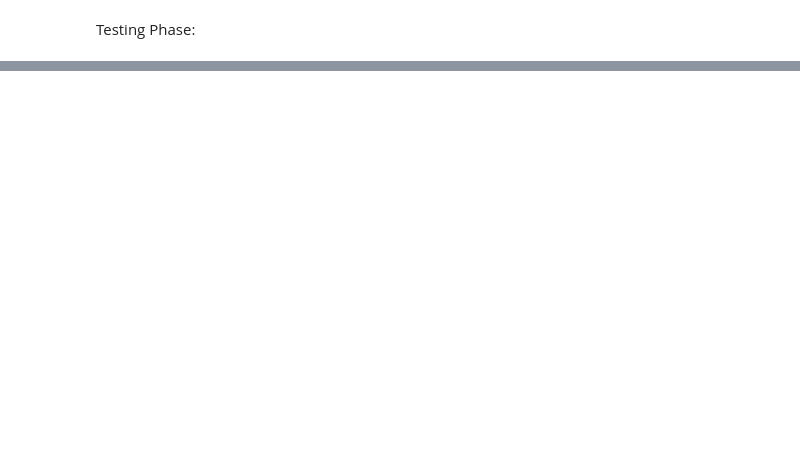
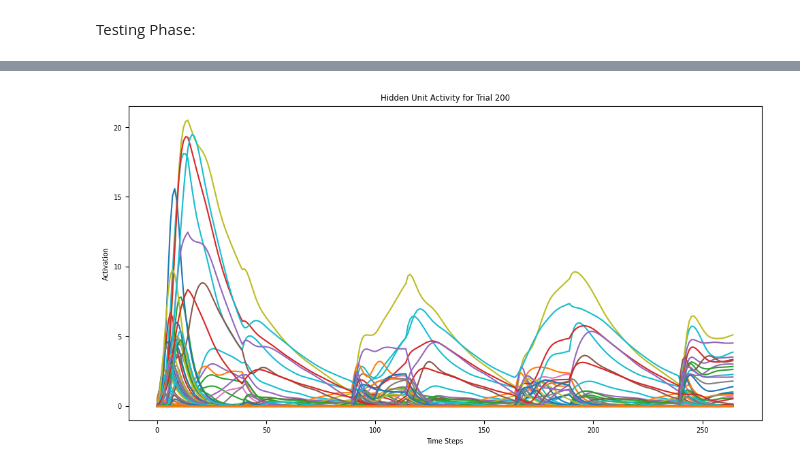
Before and after one commit to BrisGeorge24044/Cognitive_Artificial_Intelligence, a Jupyter notebook: Leaky_RNN_DelayMatchSampleDistractor1D.ipynb, the cells around one changed output, grey strips where cells are left out. Saved outputs shown, nothing was run; the diff lists cells and outputs as text; code cells hidden in the pictures; blank space fills up the shorter version.

Commit message:
Added hidden unit activity plot

```diff
--- a/Leaky_RNN_DelayMatchSampleDistractor1D.ipynb
+++ b/Leaky_RNN_DelayMatchSampleDistractor1D.ipynb
@@ -264,0 +265,12 @@ Performance: 132/200
+# %%
+trial_number = 199  # Select a specific trial to visualize
+rnn_activity = activity_dict[trial_number]  # Get the activity for the selected trial
+
+plt.figure(figsize=(12, 6))
+for i in range(rnn_activity.shape[1]):  # Plot each hidden unit's activity
+    plt.plot(rnn_activity[:, i])
+plt.xlabel('Time Steps')
+plt.ylabel('Activation')
+plt.title(f'Hidden Unit Activity for Trial {trial_number + 1}')
+plt.show()
+# %% [output]
@@ -264,0 +294 @@ Performance: 132/200
+[figure, added]
```
Also changed, not shown: parts of 3 cells of this notebook.
